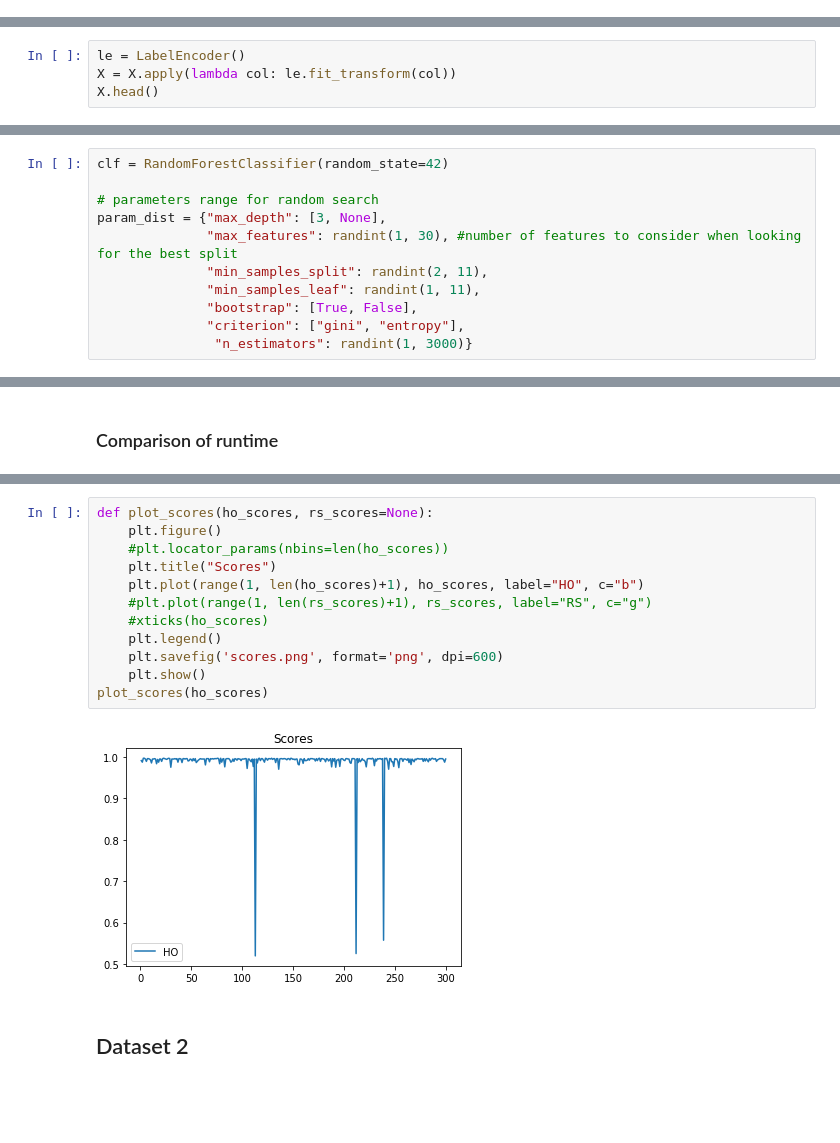
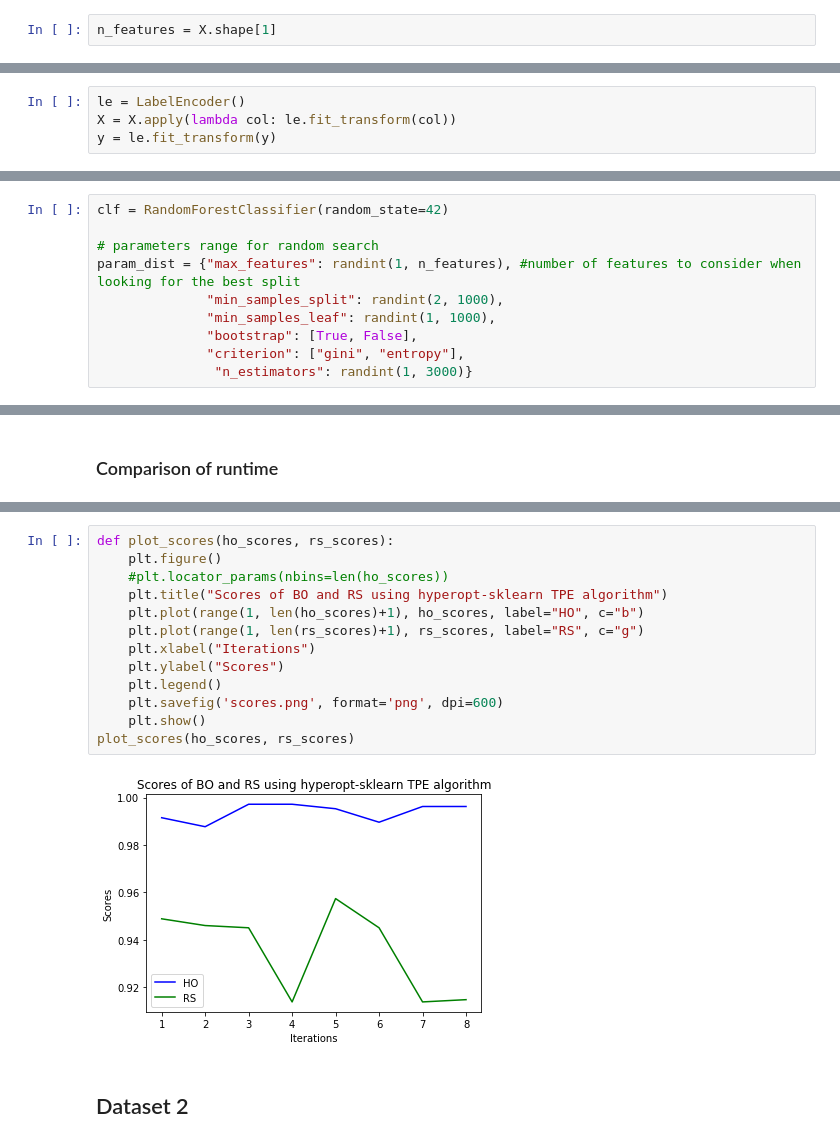
Before and after one commit to DianaDI/seminar-automl, a Jupyter notebook: Seminar Notebook.ipynb, the cells around one changed output, grey strips where cells are left out. Saved outputs shown, nothing was run; the diff lists cells and outputs as text; blank space fills up the shorter version.

```diff
--- a/Seminar Notebook.ipynb
+++ b/Seminar Notebook.ipynb
@@ -71,6 +57,8 @@ Name: won, dtype: object
+# %%
+n_features = X.shape[1]
 # %% [markdown]
 ### Preprocessing of categorical columns
 # %%
 le = LabelEncoder()
 X = X.apply(lambda col: le.fit_transform(col))
-X.head()
+y = le.fit_transform(y)
@@ -157,10 +138,9 @@ plt.show()
 clf = RandomForestClassifier(random_state=42)
 
 # parameters range for random search
-param_dist = {"max_depth": [3, None],
-              "max_features": randint(1, 30), #number of features to consider when looking for the best split
-              "min_samples_split": randint(2, 11),
-              "min_samples_leaf": randint(1, 11),
+param_dist = {"max_features": randint(1, n_features), #number of features to consider when looking for the best split
+              "min_samples_split": randint(2, 1000),
+              "min_samples_leaf": randint(1, 1000),
               "bootstrap": [True, False],
               "criterion": ["gini", "entropy"],
                "n_estimators": randint(1, 3000)}
@@ -250,17 +259,18 @@ plot_runtimes(runtime_ho, runtime_rs)
 # %%
-def plot_scores(ho_scores, rs_scores=None):
+def plot_scores(ho_scores, rs_scores):
     plt.figure()
     #plt.locator_params(nbins=len(ho_scores))
-    plt.title("Scores")
+    plt.title("Scores of BO and RS using hyperopt-sklearn TPE algorithm")
     plt.plot(range(1, len(ho_scores)+1), ho_scores, label="HO", c="b")
-    #plt.plot(range(1, len(rs_scores)+1), rs_scores, label="RS", c="g")
-    #xticks(ho_scores)
+    plt.plot(range(1, len(rs_scores)+1), rs_scores, label="RS", c="g")
+    plt.xlabel("Iterations")
+    plt.ylabel("Scores")
     plt.legend()
     plt.savefig('scores.png', format='png', dpi=600)
     plt.show()
-plot_scores(ho_scores)
+plot_scores(ho_scores, rs_scores)
 # %% [output]
-[figure, old version]
+[figure, new version]
 # %% [markdown]
 ## Dataset 2
 # %% [markdown]
```
Also changed, not shown: parts of 47 cells of this notebook, 1 other file.
